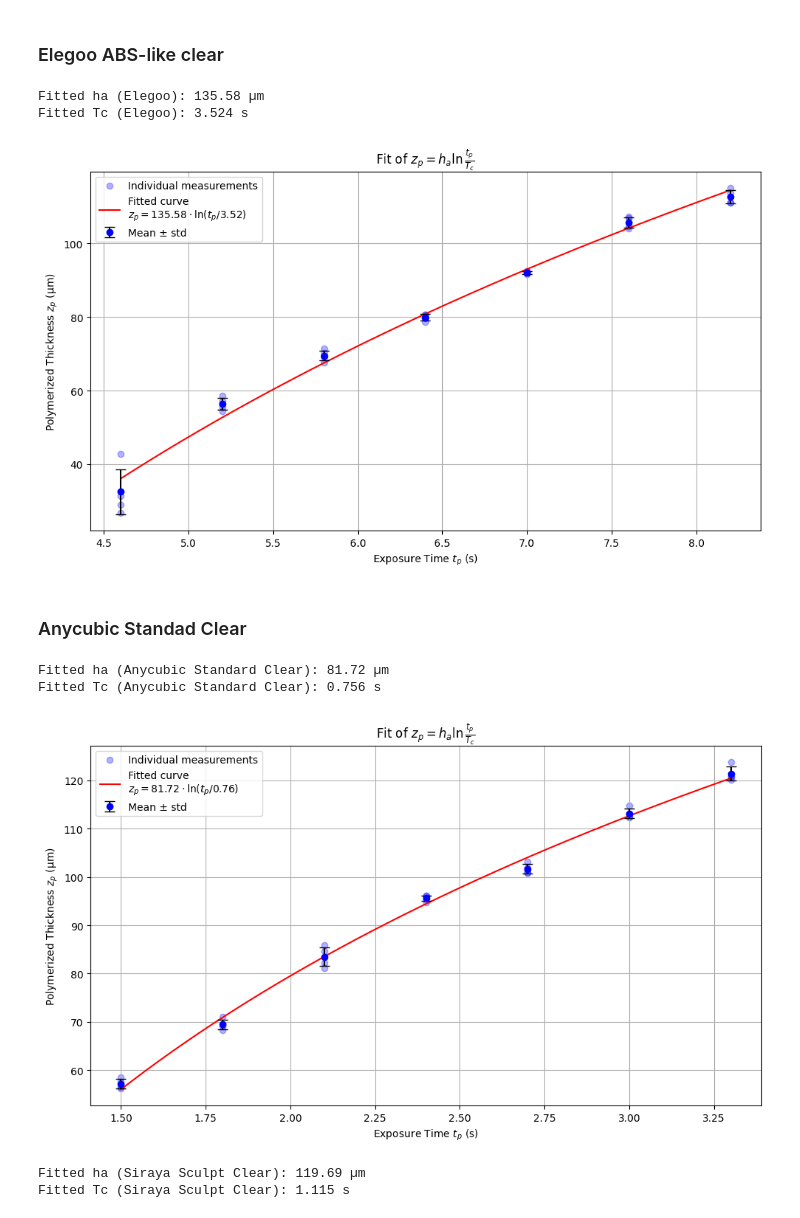
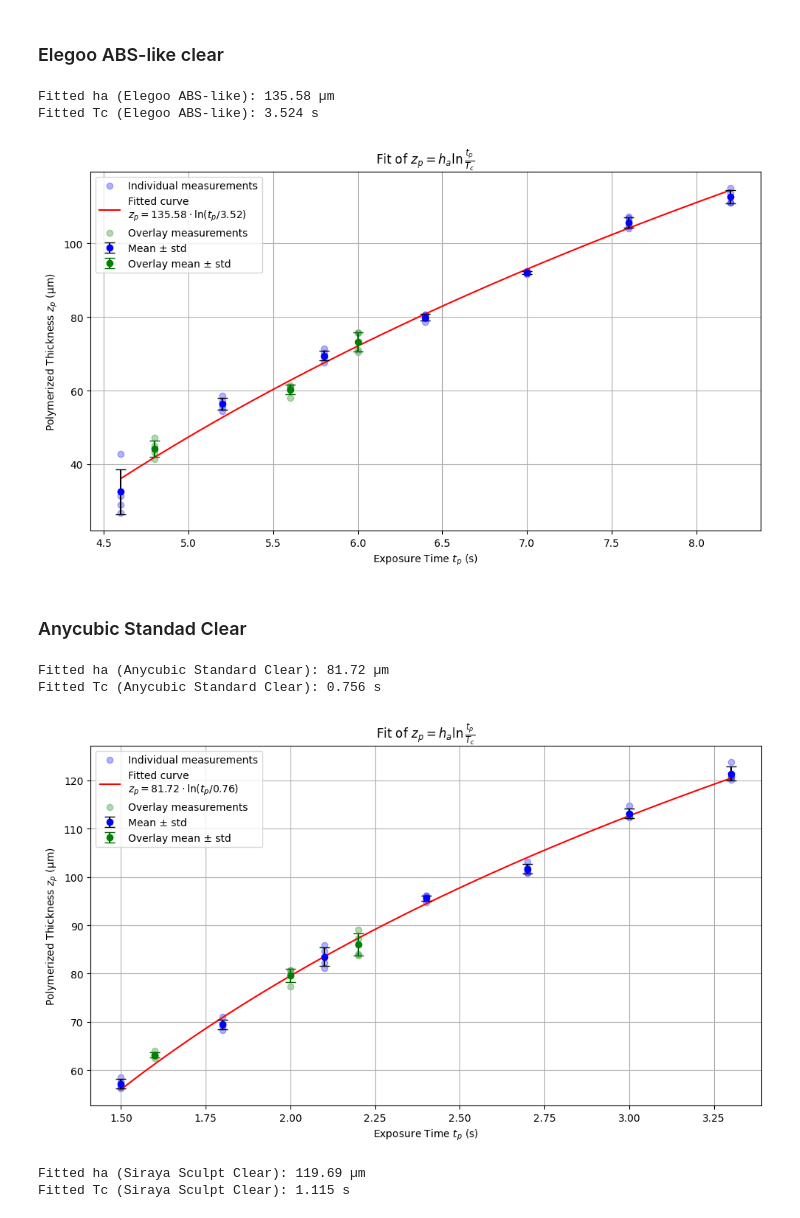
Before and after one commit to bennibuild/OpenSLAice, a Jupyter notebook: exp_calibration.ipynb, the cells around one changed output. Drawn from its saved outputs; the diff is of its cells as text; code cells hidden in the pictures.

Commit message:
additionaly plotting function for validation data

```diff
--- a/exp_calibration.ipynb
+++ b/exp_calibration.ipynb
@@ -28,7 +28,9 @@ def fit_ha_Tc(exposure_times, measured_zp_means):
     return ha, Tc
 
 
-def plot_fit_with_error_bars(exposure_times, measured_zp_data, ha, Tc):
+def plot_fit_with_error_bars(exposure_times, measured_zp_data, ha, Tc,
+                            overlay_exposure_times=None, overlay_zp_data=None,
+                            overlay_color='green'):
     # Calculate means and standard deviations for each exposure time
     zp_means = np.mean(measured_zp_data, axis=1)
     zp_stds = np.std(measured_zp_data, axis=1)
@@ -52,6 +54,22 @@ def plot_fit_with_error_bars(exposure_times, measured_zp_data, ha, Tc):
             label=f'Fitted curve\n$z_p = {ha:.2f} \\cdot \\ln(t_p / {Tc:.2f})$',
             color='red')
 
+    # Plot overlay data if provided
+    if overlay_exposure_times is not None and overlay_zp_data is not None:
+        overlay_means = np.mean(overlay_zp_data, axis=1)
+        overlay_stds = np.std(overlay_zp_data, axis=1)
+
+        # Plot individual overlay measurements
+        for i, exp_time in enumerate(overlay_exposure_times):
+            plt.scatter([exp_time] * overlay_zp_data.shape[1], overlay_zp_data[i],
+                      alpha=0.3, color=overlay_color,
+                      label='Overlay measurements' if i == 0 else '')
+
+        # Plot overlay means with error bars
+        plt.errorbar(overlay_exposure_times, overlay_means, yerr=overlay_stds, fmt='o',
+                    color=overlay_color, ecolor='darkgreen', capsize=5, capthick=1,
+                    label='Overlay mean ± std', zorder=4)
+
     plt.xlabel("Exposure Time $t_p$ (s)")
     plt.ylabel("Polymerized Thickness $z_p$ (µm)")
     plt.title("Fit of $z_p = h_a \\ln{\\frac{t_p}{T_c}}$")
@@ -76,17 +94,24 @@ def load_measured_zp_data_from_csv(path):
 # %% [markdown]
 ### Elegoo ABS-like clear
 # %%
-elegoo_abs_csv_path = "./qupath/exp_calibration/elegoo_abs_4.0-8.2s/measurements.csv"
+elegoo_abs_csv_path = "../qupath/exp_calibration/elegoo_abs_4.0-8.2s/measurements.csv"
 elegoo_abs_measured_zp_data = load_measured_zp_data_from_csv(elegoo_abs_csv_path)
 elegoo_abs_exposure_times = np.array([8.2, 7.6, 7.0, 6.4, 5.8, 5.2, 4.6]) # sample 1-7 worked
 
+elegoo_abs_vali_data_csv_path = "../qupath/evaluation/elegoo_abs_3.6_6.8/measurements.csv"
+elegoo_abs_vali_measured_zp_data = load_measured_zp_data_from_csv(elegoo_abs_vali_data_csv_path)
+elegoo_abs_vali_exposure_times = np.array([6.0, 5.6, 4.8]) # sample 1-6 worked
+
 elegoo_abs_measured_zp_means = np.mean(elegoo_abs_measured_zp_data, axis=1)
+elegoo_abs_vali_measured_zp_means = np.mean(elegoo_abs_vali_measured_zp_data, axis=1)
 ha, Tc = fit_ha_Tc(elegoo_abs_exposure_times, elegoo_abs_measured_zp_means)
 print(f"Fitted ha (Elegoo ABS-like): {ha:.2f} µm")
 print(f"Fitted Tc (Elegoo ABS-like): {Tc:.3f} s")
 
-plot_fit_with_error_bars(elegoo_abs_exposure_times, elegoo_abs_measured_zp_data, ha, Tc)
+plot_fit_with_error_bars(elegoo_abs_exposure_times, elegoo_abs_measured_zp_data, ha, Tc,
+                        overlay_exposure_times=elegoo_abs_vali_exposure_times,
+                        overlay_zp_data=elegoo_abs_vali_measured_zp_data)
 # %% [output]
-Fitted ha (Elegoo): 135.58 µm
-Fitted Tc (Elegoo): 3.524 s
+Fitted ha (Elegoo ABS-like): 135.58 µm
+Fitted Tc (Elegoo ABS-like): 3.524 s
-[figure, old version]
+[figure, new version]
@@ -128,18 +118,25 @@ measured_zp_data_speed_gray = np.array([
 # %% [markdown]
 ### Anycubic Standad Clear
 # %%
-anycubic_stadard_clear_csv_path = "./qupath/exp_calibration/anycubic_standard_clear_1.2-3.3s/measurements.csv"
+anycubic_stadard_clear_csv_path = "../qupath/exp_calibration/anycubic_standard_clear_1.2-3.3s/measurements.csv"
 anycubic_stadard_clear_measured_zp_data = load_measured_zp_data_from_csv(anycubic_stadard_clear_csv_path)
 anycubic_stadard_clear_exposure_times = np.array([3.3, 3.0, 2.7, 2.4, 2.1, 1.8, 1.5]) # sample 1-7 worked
 
+anycubic_stadard_clear_vali_csv_path = "../qupath/evaluation/anycubic_standard_clear_1.2-2.6/measurements.csv"
+anycubic_stadard_clear_vali_measured_zp_data = load_measured_zp_data_from_csv(anycubic_stadard_clear_vali_csv_path)
+anycubic_stadard_clear_vali_exposure_times = np.array([2.2, 2.0, 1.6]) # sample 1-6 worked
+
 anycubic_stadard_clear_measured_zp_means = np.mean(anycubic_stadard_clear_measured_zp_data, axis=1)
+anycubic_stadard_clear_vali_measured_zp_means = np.mean(anycubic_stadard_clear_vali_measured_zp_data, axis=1)
 ha, Tc = fit_ha_Tc(anycubic_stadard_clear_exposure_times, anycubic_stadard_clear_measured_zp_means)
 print(f"Fitted ha (Anycubic Standard Clear): {ha:.2f} µm")
 print(f"Fitted Tc (Anycubic Standard Clear): {Tc:.3f} s")
 
-plot_fit_with_error_bars(anycubic_stadard_clear_exposure_times, anycubic_stadard_clear_measured_zp_data, ha, Tc)
+plot_fit_with_error_bars(anycubic_stadard_clear_exposure_times, anycubic_stadard_clear_measured_zp_data, ha, Tc,
+                        overlay_exposure_times=anycubic_stadard_clear_vali_exposure_times,
+                        overlay_zp_data=anycubic_stadard_clear_vali_measured_zp_data)
 # %% [output]
 Fitted ha (Anycubic Standard Clear): 81.72 µm
 Fitted Tc (Anycubic Standard Clear): 0.756 s
-[figure, old version]
+[figure, new version]
 # %%
```
Also changed, not shown: parts of 3 cells of this notebook.
